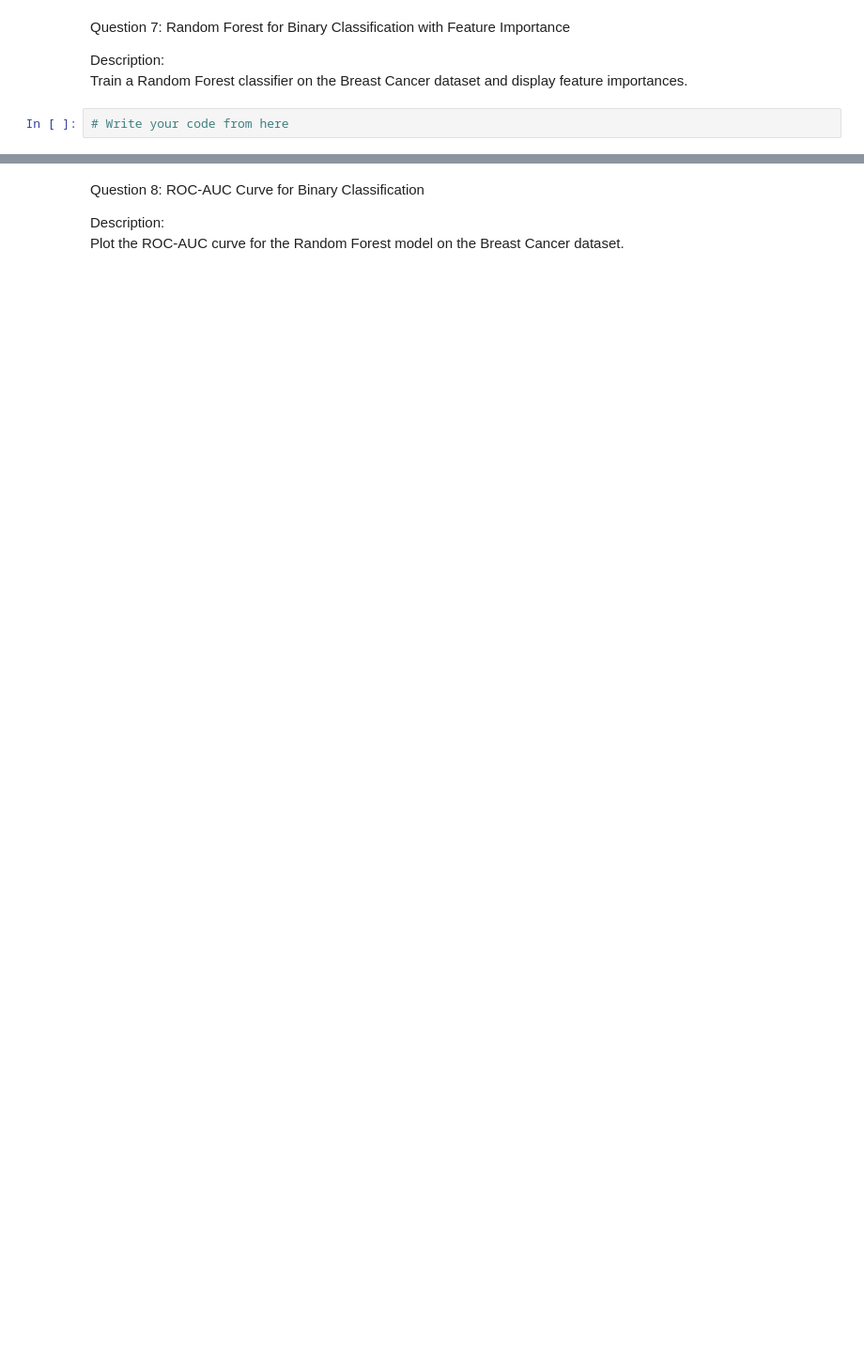
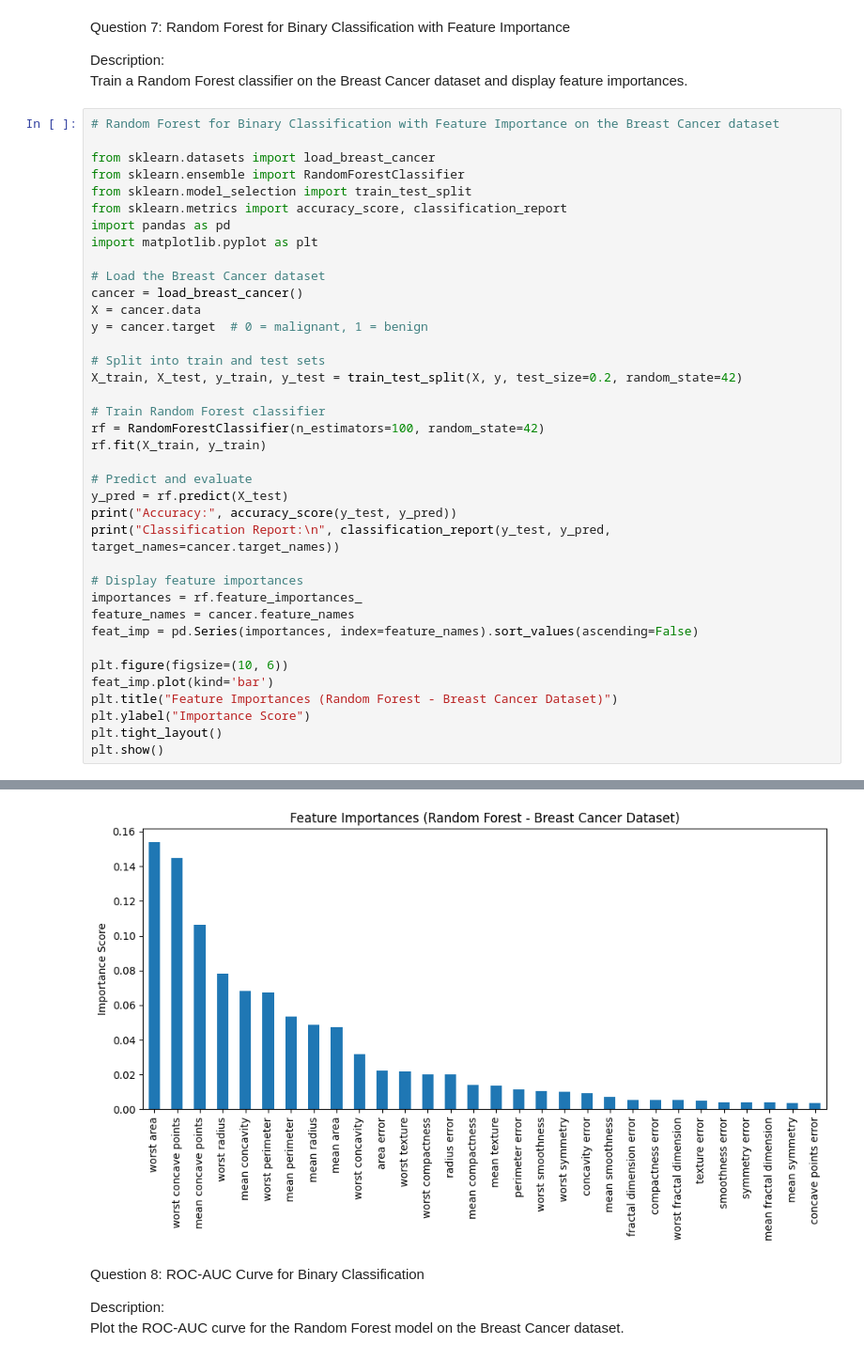
Before and after one commit to Harsha-H-G/AI---ML, a Jupyter notebook: src/Module 5/Introduction to Classification Algorithms/q1.ipynb, the cells around one changed output, grey strips where cells are left out. Shown: that part at 94% size. Saved outputs shown, nothing was run; the diff lists cells and outputs as text; blank space fills up the shorter version.

```diff
--- a/src/Module 5/Introduction to Classification Algorithms/q1.ipynb
+++ b/src/Module 5/Introduction to Classification Algorithms/q1.ipynb
@@ -75,5 +246,42 @@ Question 7: Random Forest for Binary Classification with Feature Importance<br>
 Description:<br>
 Train a Random Forest classifier on the Breast Cancer dataset and display feature
 importances.
-# %%
-# Write your code from here
+# %%
+# Random Forest for Binary Classification with Feature Importance on the Breast Cancer dataset
+
+from sklearn.datasets import load_breast_cancer
+from sklearn.ensemble import RandomForestClassifier
+from sklearn.model_selection import train_test_split
+from sklearn.metrics import accuracy_score, classification_report
+import pandas as pd
+import matplotlib.pyplot as plt
+
+# Load the Breast Cancer dataset
+cancer = load_breast_cancer()
+X = cancer.data
+y = cancer.target  # 0 = malignant, 1 = benign
+
+# Split into train and test sets
+X_train, X_test, y_train, y_test = train_test_split(X, y, test_size=0.2, random_state=42)
+
+# Train Random Forest classifier
+rf = RandomForestClassifier(n_estimators=100, random_state=42)
+rf.fit(X_train, y_train)
+
+# Predict and evaluate
+y_pred = rf.predict(X_test)
+print("Accuracy:", accuracy_score(y_test, y_pred))
+print("Classification Report:\n", classification_report(y_test, y_pred, target_names=cancer.target_names))
+
+# Display feature importances
+importances = rf.feature_importances_
+feature_names = cancer.feature_names
+feat_imp = pd.Series(importances, index=feature_names).sort_values(ascending=False)
+
+plt.figure(figsize=(10, 6))
+feat_imp.plot(kind='bar')
+plt.title("Feature Importances (Random Forest - Breast Cancer Dataset)")
+plt.ylabel("Importance Score")
+plt.tight_layout()
+plt.show()
+# %% [output]
@@ -80,3 +298,4 @@ importances.
+[figure, added]
 # %% [markdown]
 Question 8: ROC-AUC Curve for Binary Classification<br>
 
```
Also changed, not shown: parts of 18 cells of this notebook, 1 other file.
